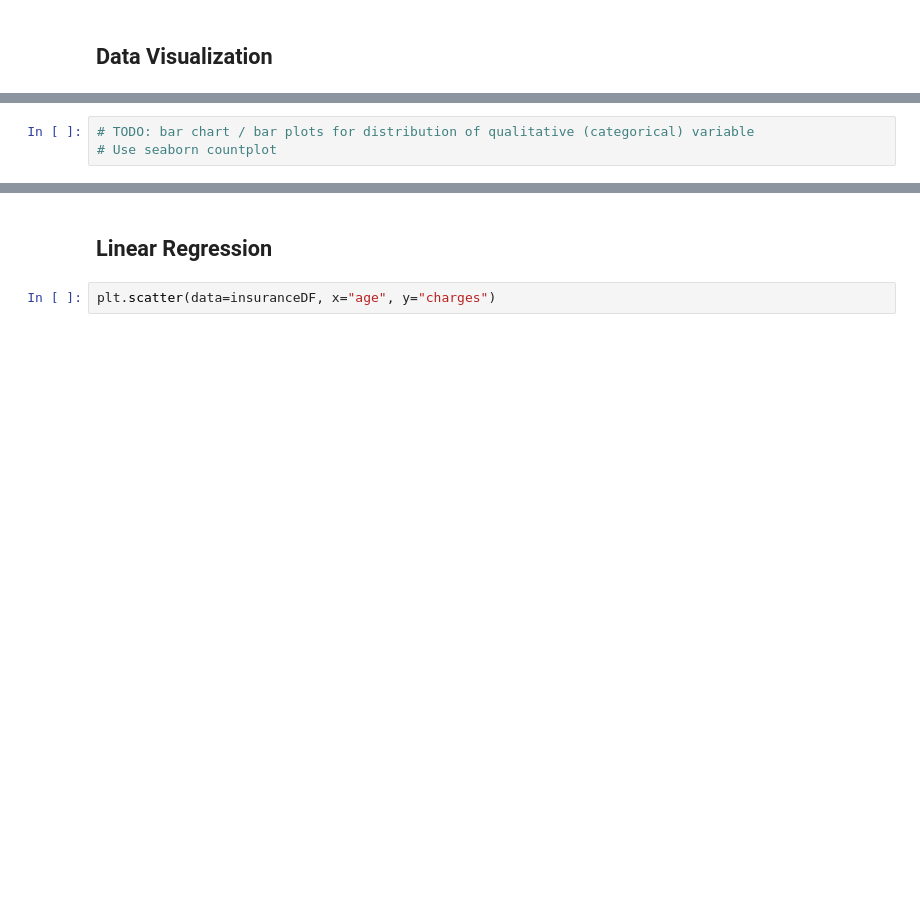
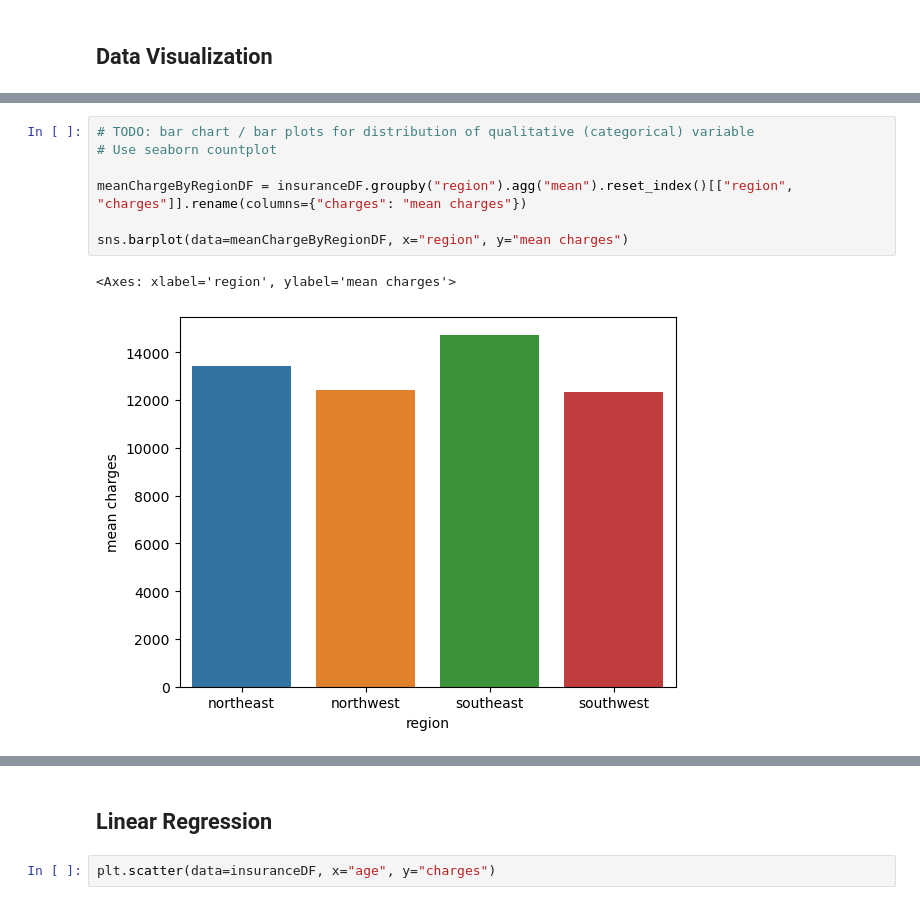
Before and after one commit to monkeygobah/code_grand_rounds, a Jupyter notebook: module_3_Data_Science/DS_Workshop_2.ipynb, the cells around one changed output, grey strips where cells are left out. Cells and saved outputs as stored; diff of their text form; blank space fills up the shorter version.

```diff
--- a/module_3_Data_Science/DS_Workshop_2.ipynb
+++ b/module_3_Data_Science/DS_Workshop_2.ipynb
@@ -58,6 +56,13 @@ insuranceDF
 # %%
 # TODO: bar chart / bar plots for distribution of qualitative (categorical) variable
 # Use seaborn countplot
+
+meanChargeByRegionDF = insuranceDF.groupby("region").agg("mean").reset_index()[["region", "charges"]].rename(columns={"charges": "mean charges"})
+
+sns.barplot(data=meanChargeByRegionDF, x="region", y="mean charges")
+# %% [output]
+<Axes: xlabel='region', ylabel='mean charges'>
+[figure, added]
 # %%
 # TODO: histogram for distribution of quantitative variable
 # Use seaborn histplot, kde parameter for density curve
```
Also changed, not shown: parts of 19 cells of this notebook.
